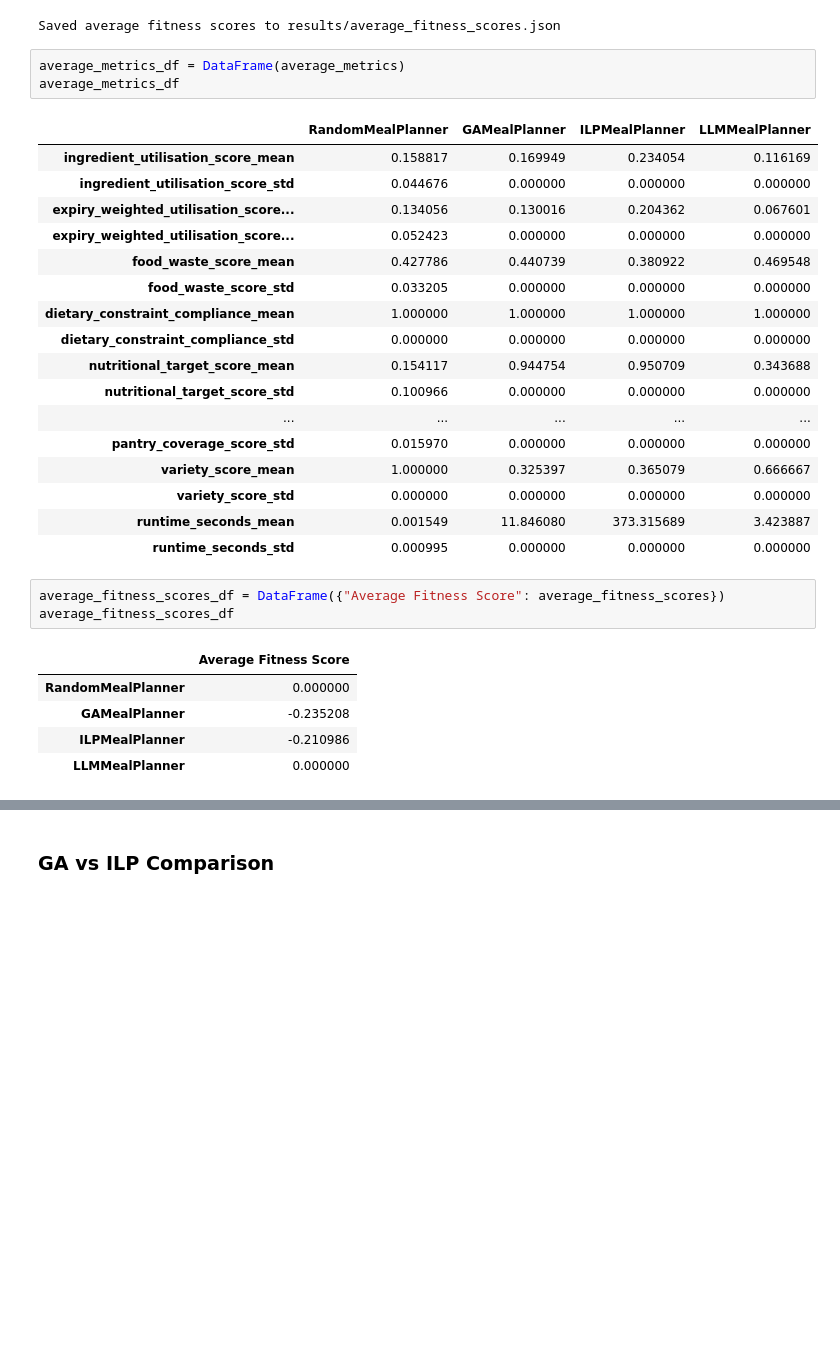
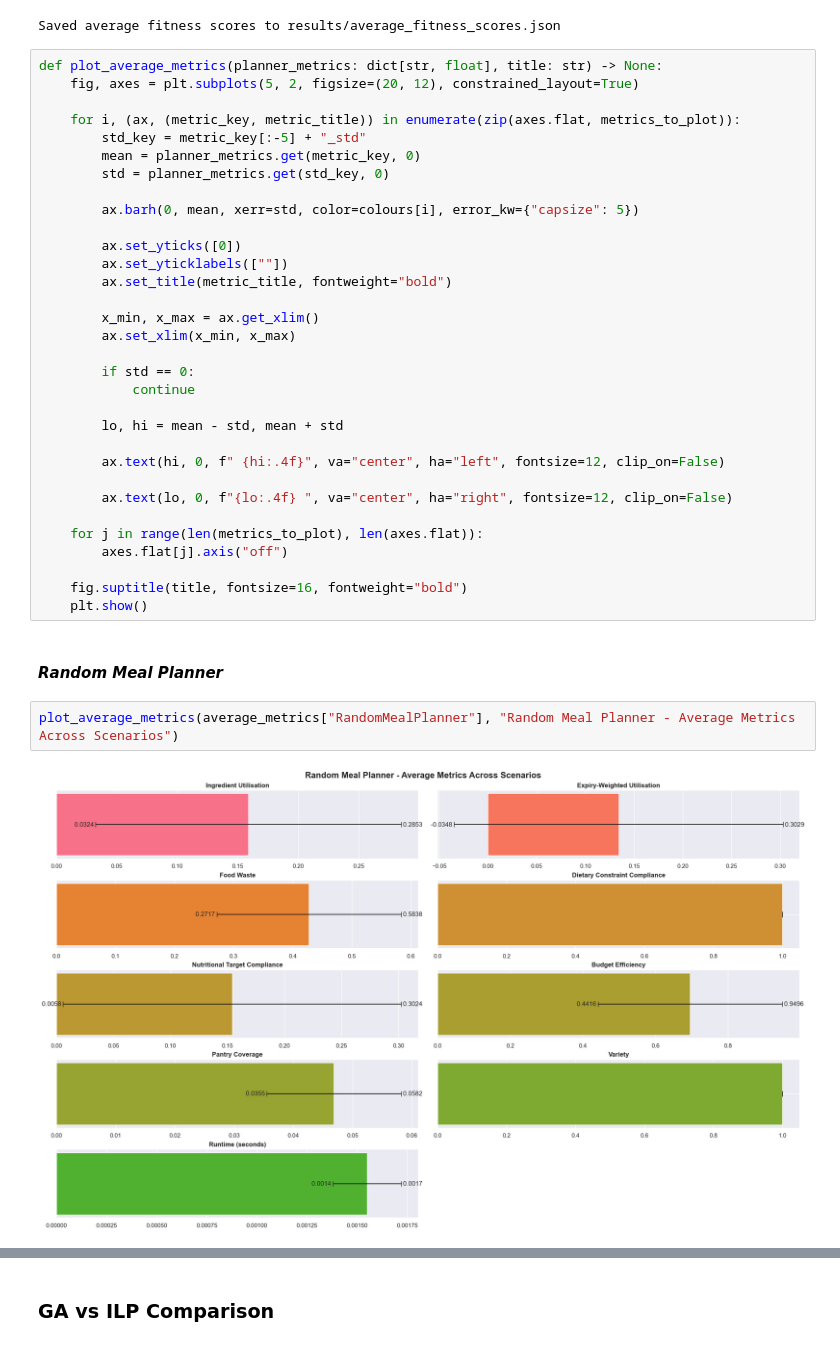
Before and after one commit to shappadappa/ICT3909-FYP, a Jupyter notebook: engines/evaluation/evaluation.ipynb, the cells around one changed output, grey strips where cells are left out. Drawn from its saved outputs; the diff is of its cells as text; blank space fills up the shorter version.

```diff
--- a/engines/evaluation/evaluation.ipynb
+++ b/engines/evaluation/evaluation.ipynb
@@ -843,33 +878,41 @@ with open("./results/average_fitness_scores.json", "w") as file:
 print("Saved average fitness scores to results/average_fitness_scores.json")
 # %% [output]
 Saved average fitness scores to results/average_fitness_scores.json
-# %%
-average_metrics_df = DataFrame(average_metrics)
-average_metrics_df
-# %% [output]
-|  | RandomMealPlanner | GAMealPlanner | ILPMealPlanner | LLMMealPlanner |
-| ingredient_utilisation_score_mean | 0.158817 | 0.169949 | 0.234054 | 0.116169 |
-| ingredient_utilisation_score_std | 0.044676 | 0.000000 | 0.000000 | 0.000000 |
-| expiry_weighted_utilisation_score... | 0.134056 | 0.130016 | 0.204362 | 0.067601 |
-| expiry_weighted_utilisation_score... | 0.052423 | 0.000000 | 0.000000 | 0.000000 |
-| food_waste_score_mean | 0.427786 | 0.440739 | 0.380922 | 0.469548 |
-| food_waste_score_std | 0.033205 | 0.000000 | 0.000000 | 0.000000 |
-| dietary_constraint_compliance_mean | 1.000000 | 1.000000 | 1.000000 | 1.000000 |
-| dietary_constraint_compliance_std | 0.000000 | 0.000000 | 0.000000 | 0.000000 |
-| nutritional_target_score_mean | 0.154117 | 0.944754 | 0.950709 | 0.343688 |
-| nutritional_target_score_std | 0.100966 | 0.000000 | 0.000000 | 0.000000 |
-| ... | ... | ... | ... | ... |
-| pantry_coverage_score_std | 0.015970 | 0.000000 | 0.000000 | 0.000000 |
-| variety_score_mean | 1.000000 | 0.325397 | 0.365079 | 0.666667 |
-| variety_score_std | 0.000000 | 0.000000 | 0.000000 | 0.000000 |
-| runtime_seconds_mean | 0.001549 | 11.846080 | 373.315689 | 3.423887 |
-| runtime_seconds_std | 0.000995 | 0.000000 | 0.000000 | 0.000000 |
-# %%
-average_fitness_scores_df = DataFrame({"Average Fitness Score": average_fitness_scores})
-average_fitness_scores_df
-# %% [output]
-|  | Average Fitness Score |
-| RandomMealPlanner | 0.000000 |
-| GAMealPlanner | -0.235208 |
-| ILPMealPlanner | -0.210986 |
-| LLMMealPlanner | 0.000000 |
+# %%
+def plot_average_metrics(planner_metrics: dict[str, float], title: str) -> None:
+    fig, axes = plt.subplots(5, 2, figsize=(20, 12), constrained_layout=True)
+
+    for i, (ax, (metric_key, metric_title)) in enumerate(zip(axes.flat, metrics_to_plot)):
+        std_key = metric_key[:-5] + "_std"
+        mean = planner_metrics.get(metric_key, 0)
+        std = planner_metrics.get(std_key, 0)
+
+        ax.barh(0, mean, xerr=std, color=colours[i], error_kw={"capsize": 5})
+
+        ax.set_yticks([0])
+        ax.set_yticklabels([""])
+        ax.set_title(metric_title, fontweight="bold")
+
+        x_min, x_max = ax.get_xlim()
+        ax.set_xlim(x_min, x_max)
+
+        if std == 0:
+            continue
+
+        lo, hi = mean - std, mean + std
+
+        ax.text(hi, 0, f" {hi:.4f}", va="center", ha="left", fontsize=12, clip_on=False)
+
+        ax.text(lo, 0, f"{lo:.4f} ", va="center", ha="right", fontsize=12, clip_on=False)
+
+    for j in range(len(metrics_to_plot), len(axes.flat)):
+        axes.flat[j].axis("off")
+
+    fig.suptitle(title, fontsize=16, fontweight="bold")
+    plt.show()
+# %% [markdown]
+#### *Random Meal Planner*
+# %%
+plot_average_metrics(average_metrics["RandomMealPlanner"], "Random Meal Planner - Average Metrics Across Scenarios")
+# %% [output]
+[figure, added]
```
Also changed, not shown: parts of 14 cells of this notebook, 3 other files.
